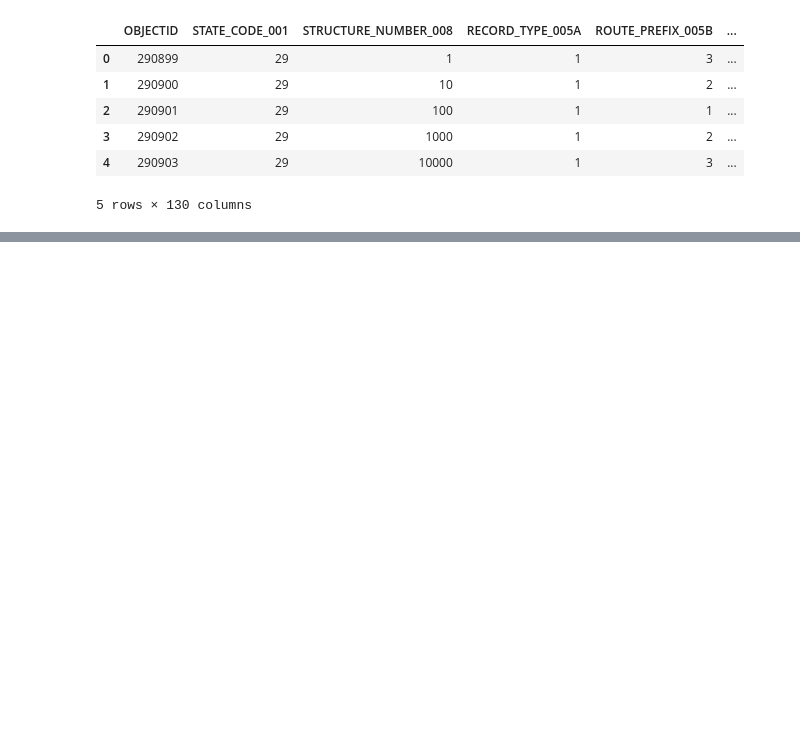
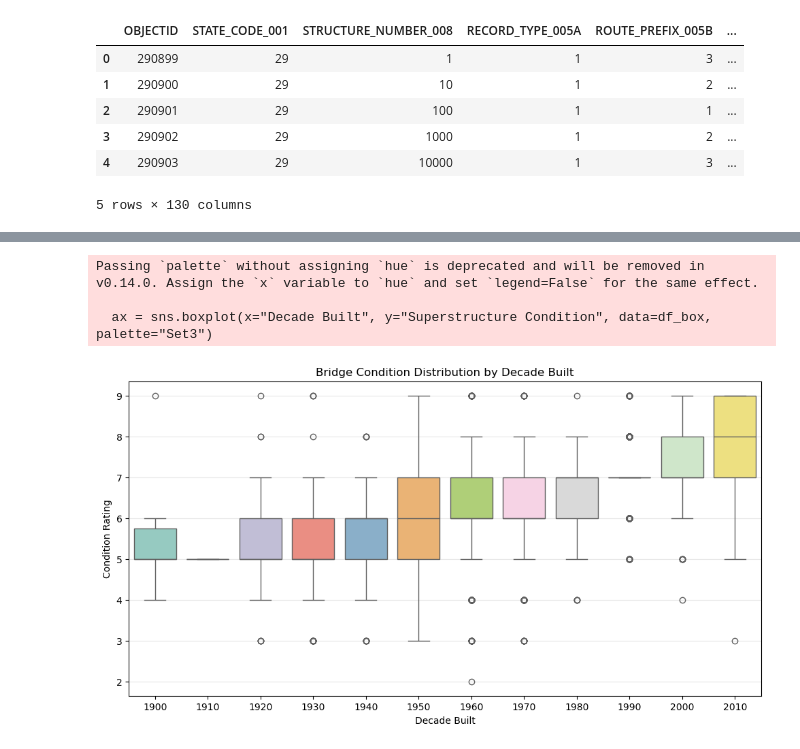
Before and after one commit to kenziemcallister/MODOT-Bridges-Data-Story, a Jupyter notebook: ConditionPlots.ipynb, the cells around one changed output, grey strips where cells are left out. Cells and saved outputs as stored; diff of their text form; code cells hidden in the pictures; blank space fills up the shorter version.

```diff
--- a/ConditionPlots.ipynb
+++ b/ConditionPlots.ipynb
@@ -19,4 +68,36 @@ df.head()
 # %%
-# Box plot by condition
+# Box plot of bridge condition by decade
+
+df_box = pd.DataFrame()
+
+#  store bridge superstructure condition and year built in the dataframe
+df_box["Superstructure Condition"] = df["SUPERSTRUCTURE_COND_059"]
+df_box["Year Built"] = df["YEAR_BUILT_027"]
+
+# filter out a score of "N" in superstrucutre condition to remove culverts
+df_box["Superstructure Condition"] = df_box["Superstructure Condition"].apply(lambda x: int(x) if x != "N" else "Culvert")
+df_box= df_box[df_box["Superstructure Condition"]!= "Culvert"]
+df_box.reset_index(inplace=True, drop=True)
+
+# make bridges sortable by decade built
+df_box["Decade Built"] = (df_box["Year Built"] // 10) * 10
+
+
+# remove incomplete decade (not a good visual)
+df_box = df_box[df_box["Decade Built"]!= 2020]
+# create the boxplot
+plt.figure(figsize=(12, 6))
+
+ax = sns.boxplot(x="Decade Built", y="Superstructure Condition", data=df_box, palette="Set3")
+
+ax.set_title("Bridge Condition Distribution by Decade Built")
+ax.set_xlabel("Decade Built")
+ax.set_ylabel("Condition Rating")
+ax.grid(axis="y", alpha=0.3)
+# %% [output]
+Passing `palette` without assigning `hue` is deprecated and will be removed in v0.14.0. Assign the `x` variable to `hue` and set `legend=False` for the same effect.
+
+  ax = sns.boxplot(x="Decade Built", y="Superstructure Condition", data=df_box, palette="Set3")
+[figure, added]
 # %%
 # Scatter -- ADT vs Load rating by condition
```
Also changed, not shown: parts of 3 cells of this notebook.
